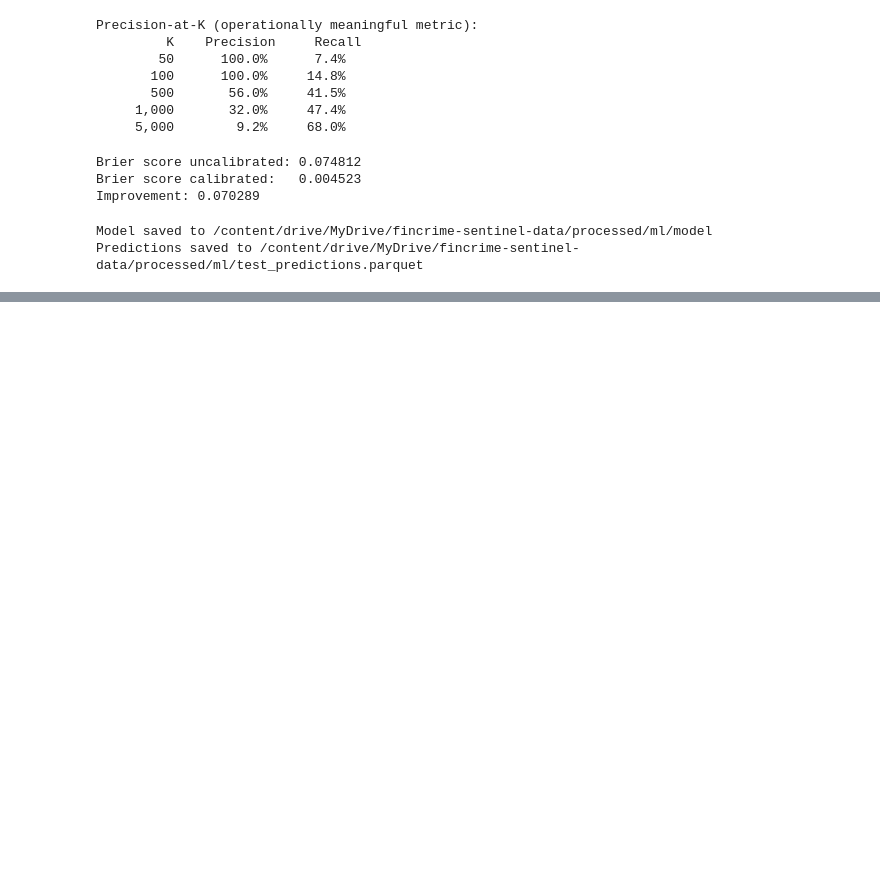
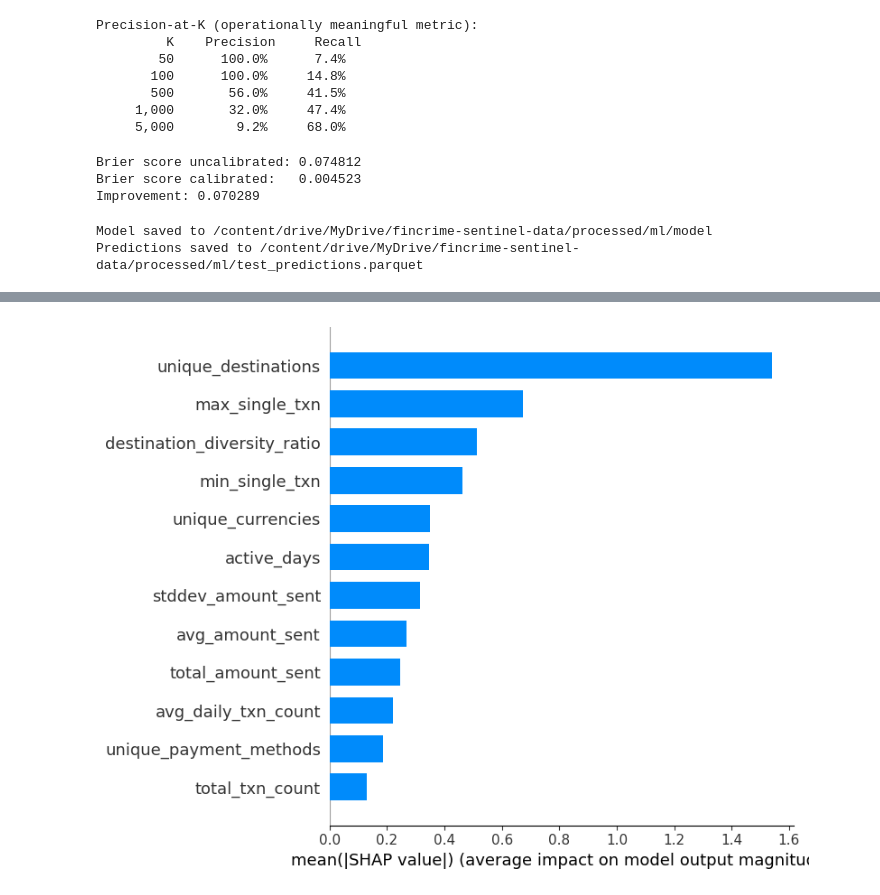
Before and after one commit to abyudh-kattemane/fincrime-sentinel, a Jupyter notebook: notebooks/01_eda.ipynb, the cells around one changed output, grey strips where cells are left out. Drawn from its saved outputs; the diff is of its cells as text; code cells hidden in the pictures; blank space fills up the shorter version.

Commit message:
feat(eda): SHAP analysis + precision improvement

```diff
--- a/notebooks/01_eda.ipynb
+++ b/notebooks/01_eda.ipynb
@@ -1496,0 +1506,15 @@ Predictions saved to /content/drive/MyDrive/fincrime-sentinel-data/processed/ml/
+# %%
+import shap
+
+# SHAP works directly on tree-based models via TreeExplainer
+# This is dramatically faster than KernelExplainer because it exploits
+# the tree structure rather than treating the model as a black box
+explainer = shap.TreeExplainer(model)
+
+# Compute SHAP values for all test examples
+# This returns an array of shape (n_samples, n_features)
+# Each value is "how much did this feature contribute to this prediction"
+shap_values = explainer.shap_values(X_test)
+
+print(f"SHAP values shape: {shap_values.shape}")
+print(f"Expected: ({len(X_test):,}, {X_test.shape[1]})")
@@ -1496,0 +1530,15 @@ Predictions saved to /content/drive/MyDrive/fincrime-sentinel-data/processed/ml/
+# %%
+# Summary plot — shows which features matter most globally
+# Each row is a feature, ordered by total impact across all predictions
+fig = plt.figure(figsize=(10, 6))
+shap.summary_plot(
+    shap_values,
+    X_test,
+    plot_type='bar',
+    show=False
+)
+plt.tight_layout()
+plt.savefig(ML_OUTPUT / 'shap_global_importance.png', dpi=150, bbox_inches='tight')
+plt.show()
+# %% [output]
+[figure, added]
```
Also changed, not shown: parts of 17 cells of this notebook.
